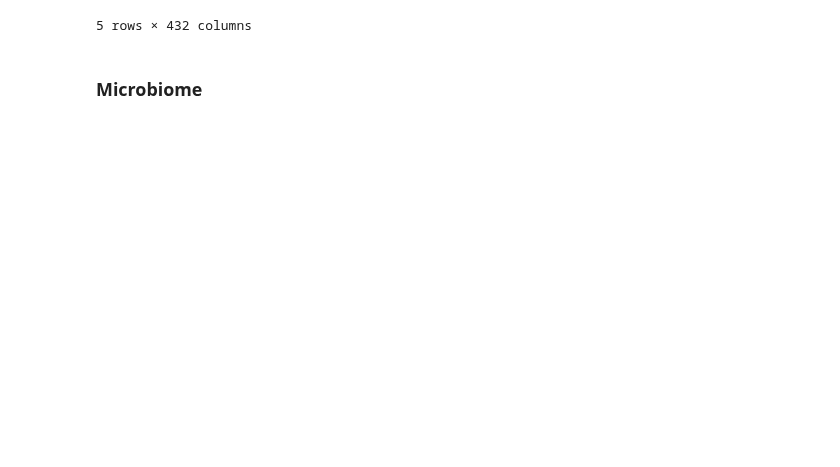
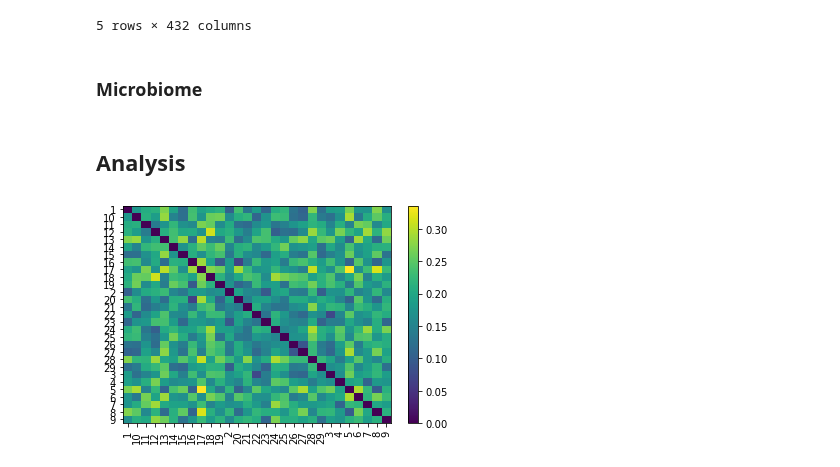
Before and after one commit to sterrettJD/GT-micro-metabo, a Jupyter notebook: analysis/GT_in_plasma.ipynb, the cells around one changed output. Cells and saved outputs as stored; diff of their text form; code cells hidden in the pictures; blank space fills up the shorter version.

Commit message:
basic PCA aqueous

```diff
--- a/analysis/GT_in_plasma.ipynb
+++ b/analysis/GT_in_plasma.ipynb
@@ -45,6 +50,14 @@ normalized_indexes = [x for x in list(aqueous.index) if ("(raw)" not in x)]
 
 raw_aqueous = aqueous.loc[raw_indexes]
 log_aqueous = aqueous.loc[normalized_indexes]
+# %%
+raw_aqueous.index = [x.split("SBAQ_")[-1][:-5] if ("SBAQ_" in x)
+                     else x
+                     for x in list(raw_aqueous.index)]
+
+log_aqueous.index = [x.split("SBAQ_")[-1][:-18] if ("SBAQ_" in x)
+                     else x
+                     for x in list(log_aqueous.index)]
 # %% [markdown]
 ### Metabolome lipid fraction
 # %%
@@ -68,3 +89,7 @@ log_lipid = lipid.loc[normalized_lipid_indexes]
+# %%
+metabo_info_cols = ['Compound Name','Retention Time', 'Measured Retention Time',
+                    'Product Mass','QualifierMass', 'CASNumber',
+                    'CompoundType', 'ISTDCompoundName', 'Mass Column']
 # %% [markdown]
 ### Microbiome
 # %%
@@ -78,3 +103,13 @@ microbiome_mat = np.matrix(microbiome)
 microbiome_mat /= microbiome_mat.sum(axis=1) #convert to relative abundances
 
 microbiome = pd.DataFrame(microbiome_mat, columns=microbiome.columns, index=microbiome.index)
+# %% [markdown]
+## Analysis
+# %%
+aqueous_bray = beta_diversity(metric="braycurtis",
+                              counts=raw_aqueous.drop(metabo_info_cols, axis=0),
+                              ids=raw_aqueous.drop(metabo_info_cols, axis=0).index)
+# %%
+aqueous_bray
+# %% [output]
+[figure, added]
```
Also changed, not shown: parts of 4 cells of this notebook.
